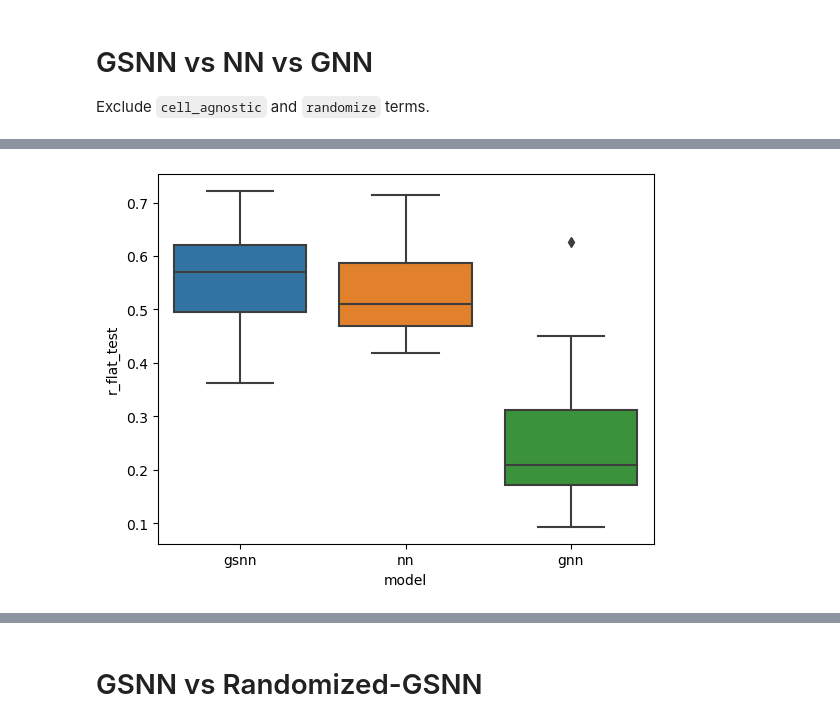
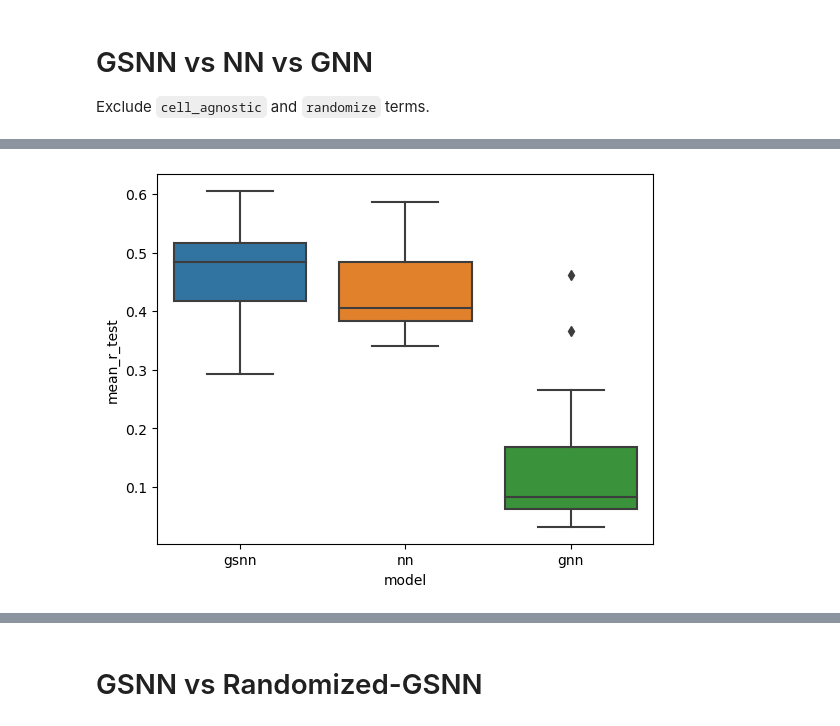
Before and after one commit to nathanieljevans/GSNN, a Jupyter notebook: notebooks/RESULTS_FIGURES.ipynb, the cells around one changed output, grey strips where cells are left out. Saved outputs shown, nothing was run; the diff lists cells and outputs as text; code cells hidden in the pictures.

```diff
--- a/notebooks/RESULTS_FIGURES.ipynb
+++ b/notebooks/RESULTS_FIGURES.ipynb
@@ -343,9 +392,9 @@ plt.show()
 # %%
 plt.figure()
-sbn.boxplot(x='model', y='r_flat_test', data=bres)
+sbn.boxplot(x='model', y=metric, data=bres)
 plt.show()
 # %% [output]
-[figure, old version]
+[figure, new version]
 # %%
 f,axes = plt.subplots(2,2, figsize=(15,10))
 for ax, met in zip(axes.flat, ['r_flat_test', 'r_cell_test', 'r_drug_test', 'r_dose_test']):
```
Also changed, not shown: parts of 35 cells of this notebook, 25 other files.
